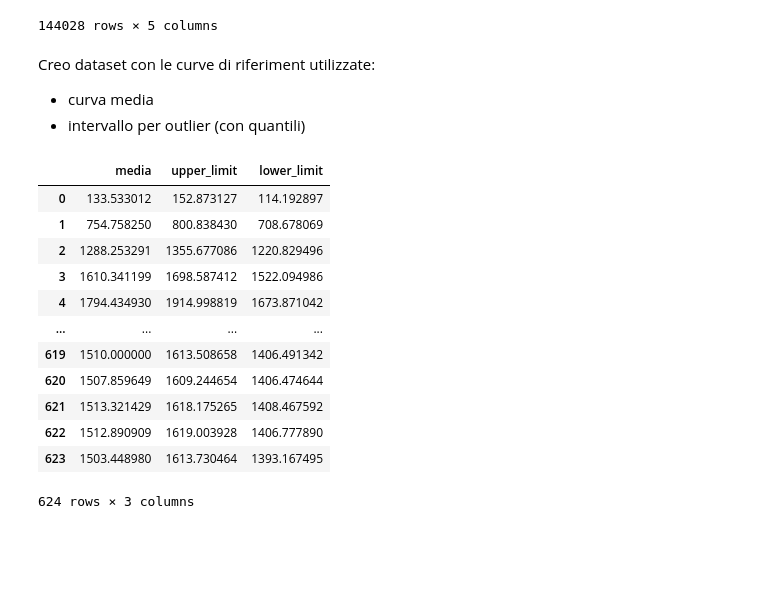
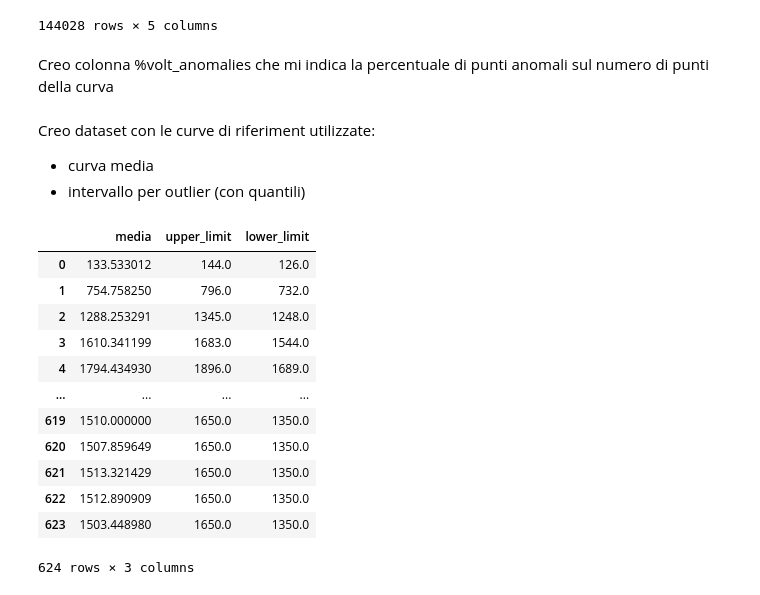
Before and after one commit to DavideMobilia/Anomaly-Detection, a Jupyter notebook: Scripts/Part2- Statistical Anomaly Detection.ipynb, the cells around one changed output. Saved outputs shown, nothing was run; the diff lists cells and outputs as text; code cells hidden in the pictures; blank space fills up the shorter version.

```diff
--- a/Scripts/Part2- Statistical Anomaly Detection.ipynb
+++ b/Scripts/Part2- Statistical Anomaly Detection.ipynb
@@ -266,3 +266,5 @@ df
 |  | 2020-05-27 09:27:57 | [149, 813, 1377, 1662, 1798, 1820... | [333, 2265, 4197, 5630, 6562, 716... | False | False | 13 |
 |  | 2020-05-27 10:18:20 | [148, 807, 1356, 1667, 1845, 1890... | [317, 2188, 4059, 5471, 6565, 720... | False | False | 173 |
 144028 rows × 5 columns
+# %% [markdown]
+Creo colonna %volt_anomalies che mi indica la percentuale di punti anomali sul numero di punti della curva
@@ -273,21 +277,21 @@ Creo dataset con le curve di riferiment utilizzate:
 - curva media
 - intervallo per outlier (con quantili)
 # %%
-reference_curves=pd.concat([media[:624],upper_limit,lower_limit],keys=['media', 'upper_limit',"lower_limit"],axis=1)
+reference_curves=pd.concat([media[:624],upper_limit2,lower_limit2],keys=['media', 'upper_limit',"lower_limit"],axis=1)
 reference_curves
 # %% [output]
 |  | media | upper_limit | lower_limit |
-| 0 | 133.533012 | 152.873127 | 114.192897 |
-| 1 | 754.758250 | 800.838430 | 708.678069 |
-| 2 | 1288.253291 | 1355.677086 | 1220.829496 |
-| 3 | 1610.341199 | 1698.587412 | 1522.094986 |
-| 4 | 1794.434930 | 1914.998819 | 1673.871042 |
+| 0 | 133.533012 | 144.0 | 126.0 |
+| 1 | 754.758250 | 796.0 | 732.0 |
+| 2 | 1288.253291 | 1345.0 | 1248.0 |
+| 3 | 1610.341199 | 1683.0 | 1544.0 |
+| 4 | 1794.434930 | 1896.0 | 1689.0 |
 | ... | ... | ... | ... |
-| 619 | 1510.000000 | 1613.508658 | 1406.491342 |
-| 620 | 1507.859649 | 1609.244654 | 1406.474644 |
-| 621 | 1513.321429 | 1618.175265 | 1408.467592 |
-| 622 | 1512.890909 | 1619.003928 | 1406.777890 |
-| 623 | 1503.448980 | 1613.730464 | 1393.167495 |
+| 619 | 1510.000000 | 1650.0 | 1350.0 |
+| 620 | 1507.859649 | 1650.0 | 1350.0 |
+| 621 | 1513.321429 | 1650.0 | 1350.0 |
+| 622 | 1512.890909 | 1650.0 | 1350.0 |
+| 623 | 1503.448980 | 1650.0 | 1350.0 |
 624 rows × 3 columns
 # %%
 reference_curves.to_pickle("../data/reference_volt_curves.pkl")
```
Also changed, not shown: parts of 1 cell of this notebook, 1 other file.
